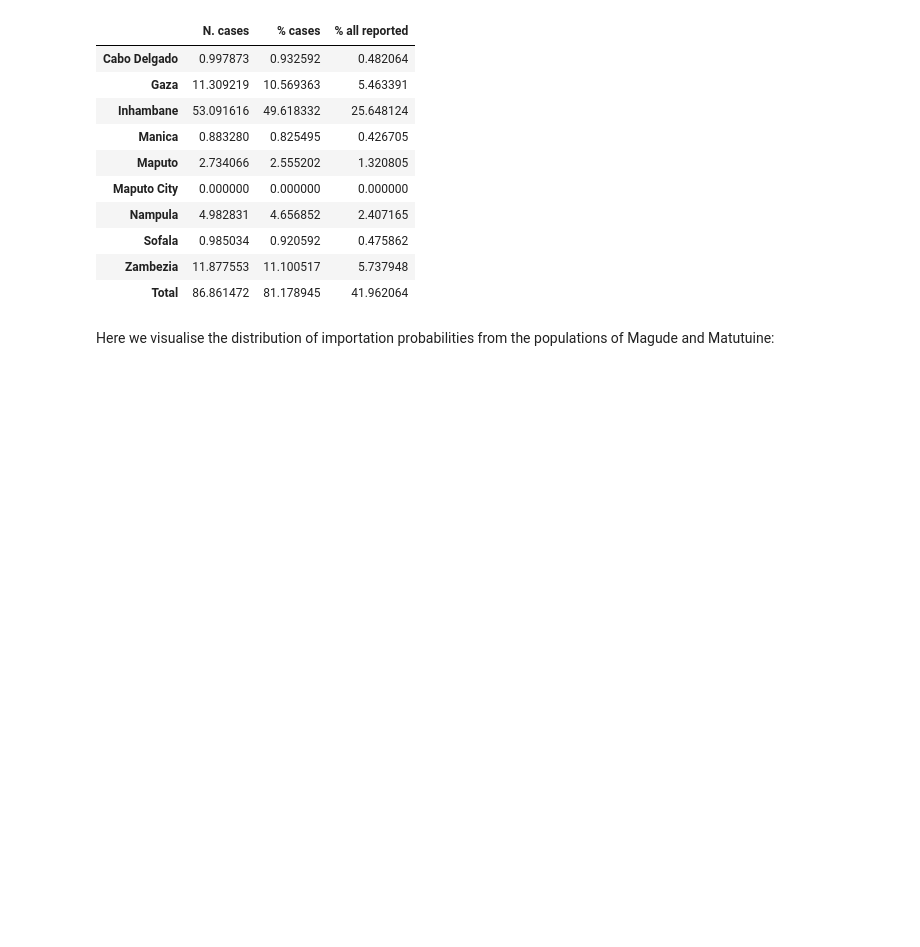
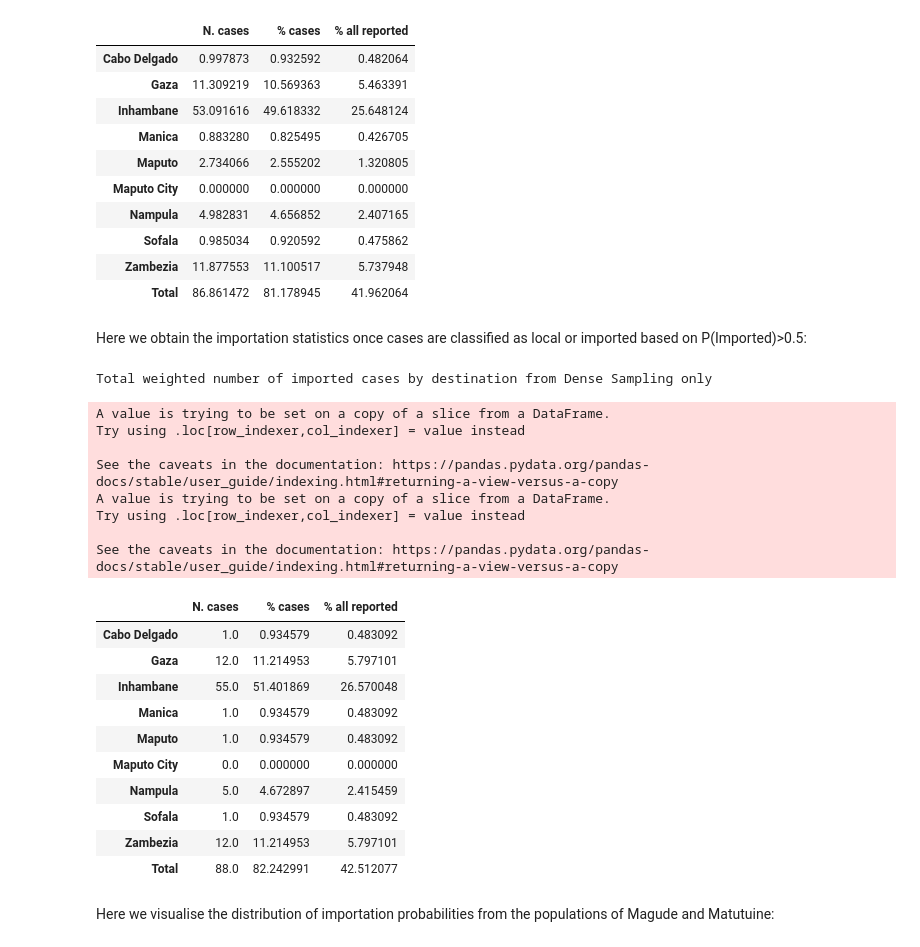
Before and after one commit to arnaupujol/malaria_relatedness_importation, a Jupyter notebook: demos/importation_analysis.ipynb, the cells around one changed output. Drawn from its saved outputs; the diff is of its cells as text; code cells hidden in the pictures; blank space fills up the shorter version.

Commit message:
table of importation rates updates

```diff
--- a/demos/importation_analysis.ipynb
+++ b/demos/importation_analysis.ipynb
@@ -199,6 +199,47 @@ See the caveats in the documentation: https://pandas.pydata.org/pandas-docs/stab
 | Sofala | 0.985034 | 0.920592 | 0.475862 |
 | Zambezia | 11.877553 | 11.100517 | 5.737948 |
 | Total | 86.861472 | 81.178945 | 41.962064 |
+# %% [markdown]
+Here we obtain the importation statistics once cases are classified as local or imported based on P(Imported)>0.5:
+# %%
+imported = ibd_res_meta['prob_imp_timp_pr'] > .5
+ibd_res_meta['imported'] = pd.Series(dtype = int)
+ibd_res_meta.loc[imported, 'imported'] = 1
+ibd_res_meta.loc[np.invert(imported), 'imported'] = 0
+
+
+mask = travelled_ds
+total_ds_data = react_meta.sum()
+total_reported_travel = np.sum(travelled_ds)
+
+imported_stats_t = importation_statistics(ibd_res_meta[mask], \
+                                          rel_origin = 'rel_origin',
+                                          rel_dest1 = 'rel_dest1',
+                                         prob_imported = 'imported')
+print("Total weighted number of imported cases by destination from Dense Sampling only")
+imported_stats_t["% all reported"] = imported_stats_t["N. cases"]/total_ds_data*100
+imported_stats_t
+# %% [output]
+Total weighted number of imported cases by destination from Dense Sampling only
+A value is trying to be set on a copy of a slice from a DataFrame.
+Try using .loc[row_indexer,col_indexer] = value instead
+
+See the caveats in the documentation: https://pandas.pydata.org/pandas-docs/stable/user_guide/indexing.html#returning-a-view-versus-a-copy
+A value is trying to be set on a copy of a slice from a DataFrame.
+Try using .loc[row_indexer,col_indexer] = value instead
+
+See the caveats in the documentation: https://pandas.pydata.org/pandas-docs/stable/user_guide/indexing.html#returning-a-view-versus-a-copy
+|  | N. cases | % cases | % all reported |
+| Cabo Delgado | 1.0 | 0.934579 | 0.483092 |
+| Gaza | 12.0 | 11.214953 | 5.797101 |
+| Inhambane | 55.0 | 51.401869 | 26.570048 |
+| Manica | 1.0 | 0.934579 | 0.483092 |
+| Maputo | 1.0 | 0.934579 | 0.483092 |
+| Maputo City | 0.0 | 0.000000 | 0.000000 |
+| Nampula | 5.0 | 4.672897 | 2.415459 |
+| Sofala | 1.0 | 0.934579 | 0.483092 |
+| Zambezia | 12.0 | 11.214953 | 5.797101 |
+| Total | 88.0 | 82.242991 | 42.512077 |
 # %% [markdown]
 Here we visualise the distribution of importation probabilities from the populations of Magude and Matutuine:
 # %%
```
